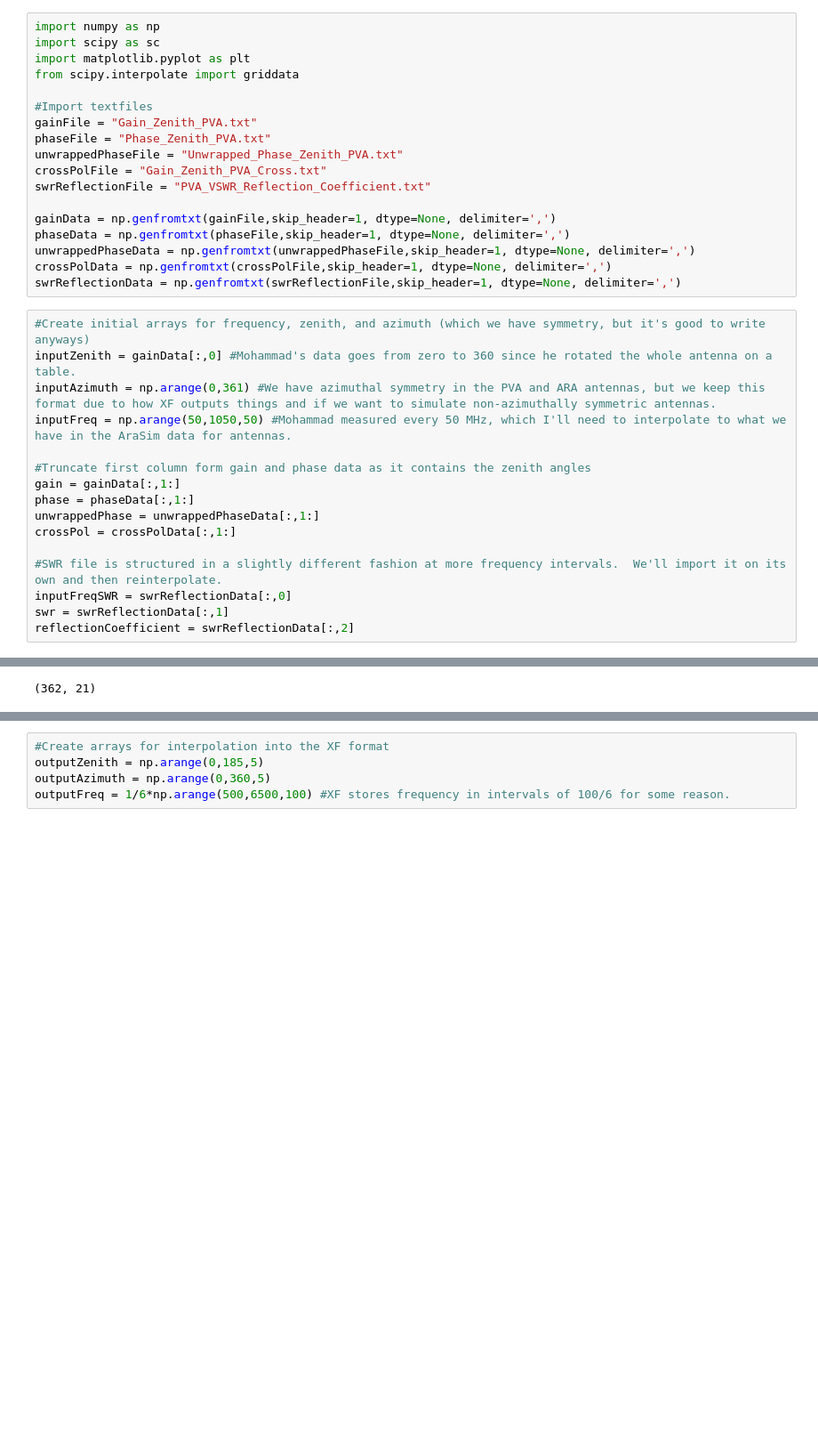
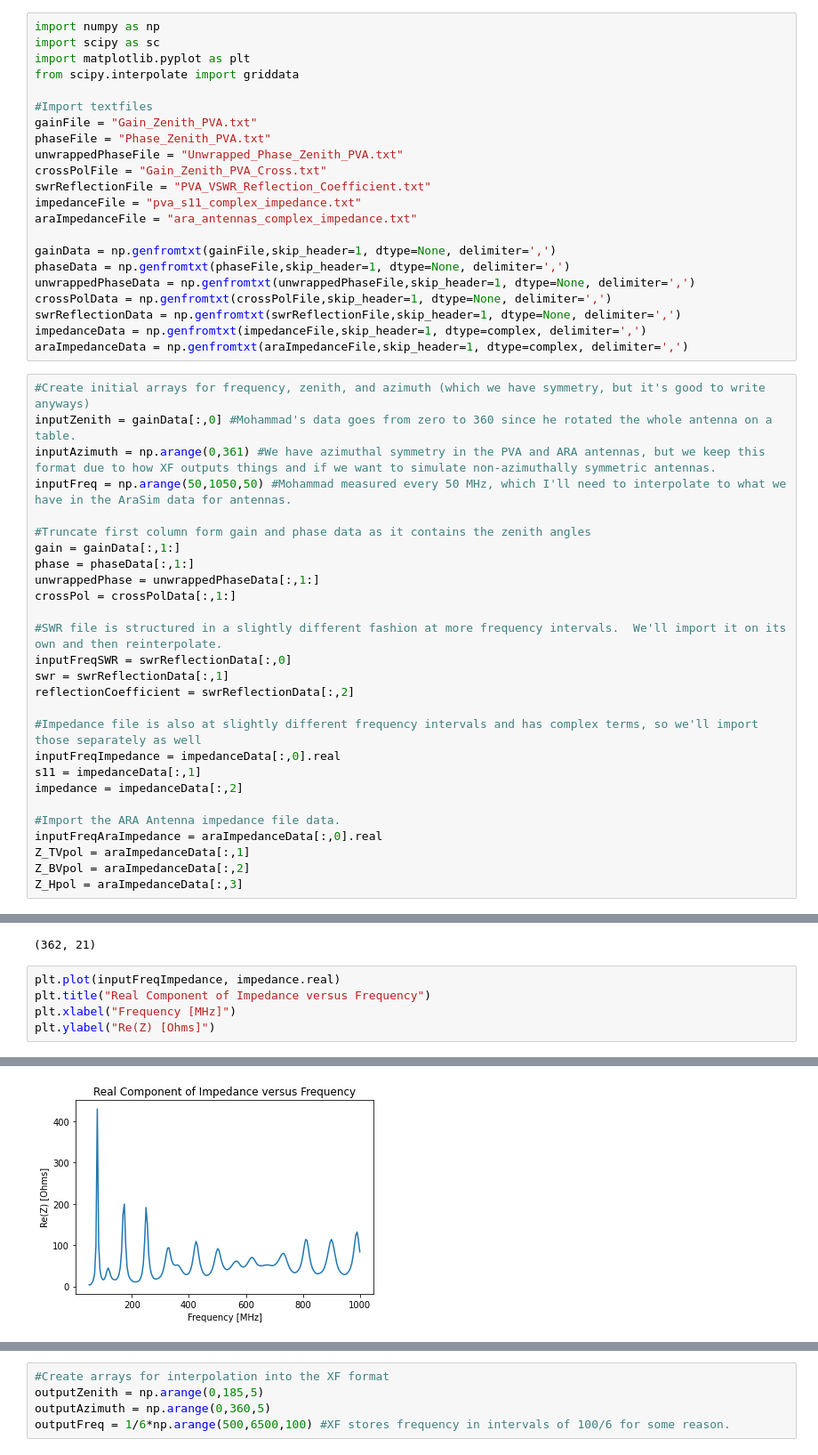
Before and after one commit to FlahertyJustinC/thesisWork, a Jupyter notebook: pvaGainAndPhase/pvaDataTransform.ipynb, the cells around one changed output, grey strips where cells are left out. Shown at 89% size. Cells and saved outputs as stored; diff of their text form; blank space fills up the shorter version.

Commit message:
Updating notebook that converts data into XF format.

```diff
--- a/pvaGainAndPhase/pvaDataTransform.ipynb
+++ b/pvaGainAndPhase/pvaDataTransform.ipynb
@@ -10,12 +10,16 @@ phaseFile = "Phase_Zenith_PVA.txt"
 unwrappedPhaseFile = "Unwrapped_Phase_Zenith_PVA.txt"
 crossPolFile = "Gain_Zenith_PVA_Cross.txt"
 swrReflectionFile = "PVA_VSWR_Reflection_Coefficient.txt"
+impedanceFile = "pva_s11_complex_impedance.txt"
+araImpedanceFile = "ara_antennas_complex_impedance.txt"
 
 gainData = np.genfromtxt(gainFile,skip_header=1, dtype=None, delimiter=',')
 phaseData = np.genfromtxt(phaseFile,skip_header=1, dtype=None, delimiter=',')
 unwrappedPhaseData = np.genfromtxt(unwrappedPhaseFile,skip_header=1, dtype=None, delimiter=',')
 crossPolData = np.genfromtxt(crossPolFile,skip_header=1, dtype=None, delimiter=',')
 swrReflectionData = np.genfromtxt(swrReflectionFile,skip_header=1, dtype=None, delimiter=',')
+impedanceData = np.genfromtxt(impedanceFile,skip_header=1, dtype=complex, delimiter=',')
+araImpedanceData = np.genfromtxt(araImpedanceFile,skip_header=1, dtype=complex, delimiter=',')
 # %%
 #Create initial arrays for frequency, zenith, and azimuth (which we have symmetry, but it's good to write anyways)
 inputZenith = gainData[:,0] #Mohammad's data goes from zero to 360 since he rotated the whole antenna on a table.
@@ -32,6 +36,17 @@ crossPol = crossPolData[:,1:]
 inputFreqSWR = swrReflectionData[:,0]
 swr = swrReflectionData[:,1]
 reflectionCoefficient = swrReflectionData[:,2]
+
+#Impedance file is also at slightly different frequency intervals and has complex terms, so we'll import those separately as well
+inputFreqImpedance = impedanceData[:,0].real
+s11 = impedanceData[:,1]
+impedance = impedanceData[:,2]
+
+#Import the ARA Antenna impedance file data.
+inputFreqAraImpedance = araImpedanceData[:,0].real
+Z_TVpol = araImpedanceData[:,1]
+Z_BVpol = araImpedanceData[:,2]
+Z_Hpol = araImpedanceData[:,3]
 # %%
 index = 6
 plt.plot(inputZenith, gain[:,index])
@@ -70,3 +85,9 @@ Text(0, 0.5, 'Reflection Coefficient [arb]')
 gainData[:,:].shape
 # %% [output]
 (362, 21)
+# %%
+plt.plot(inputFreqImpedance, impedance.real)
+plt.title("Real Component of Impedance versus Frequency")
+plt.xlabel("Frequency [MHz]")
+plt.ylabel("Re(Z) [Ohms]")
+# %% [output]
@@ -72,0 +95 @@ gainData[:,:].shape
+[figure, added]
```
Also changed, not shown: parts of 13 cells of this notebook.
